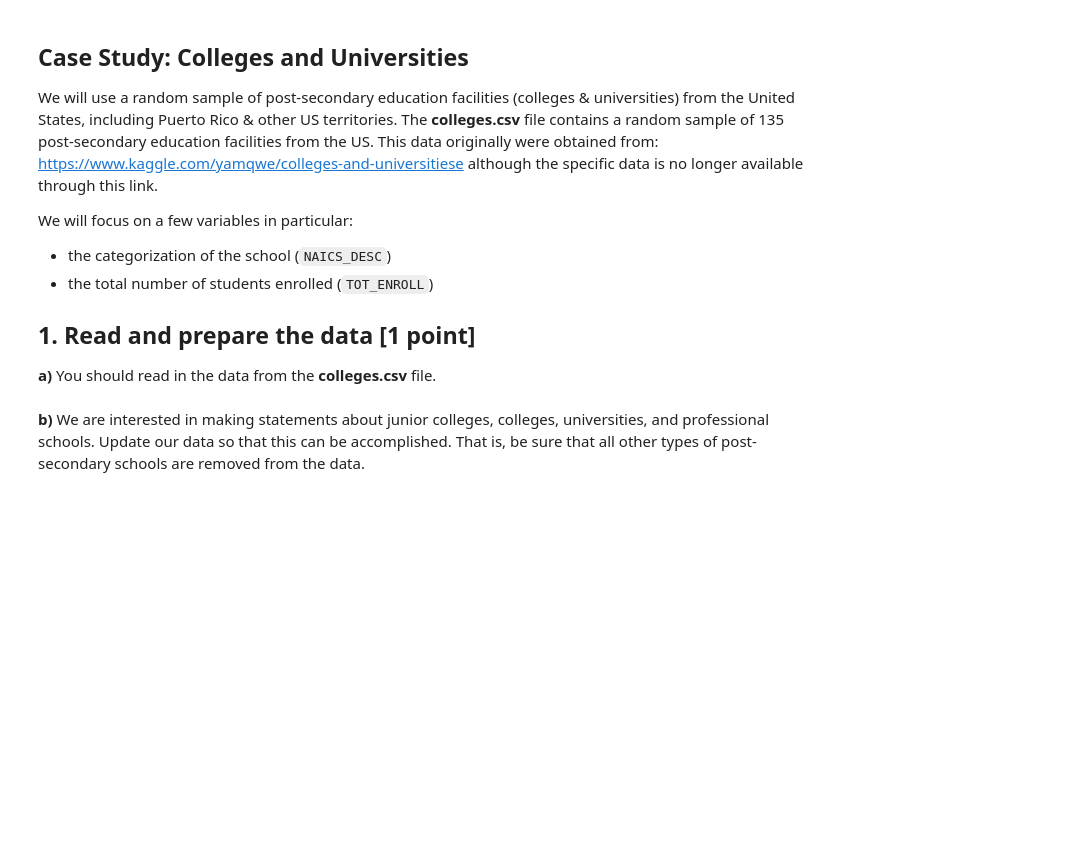
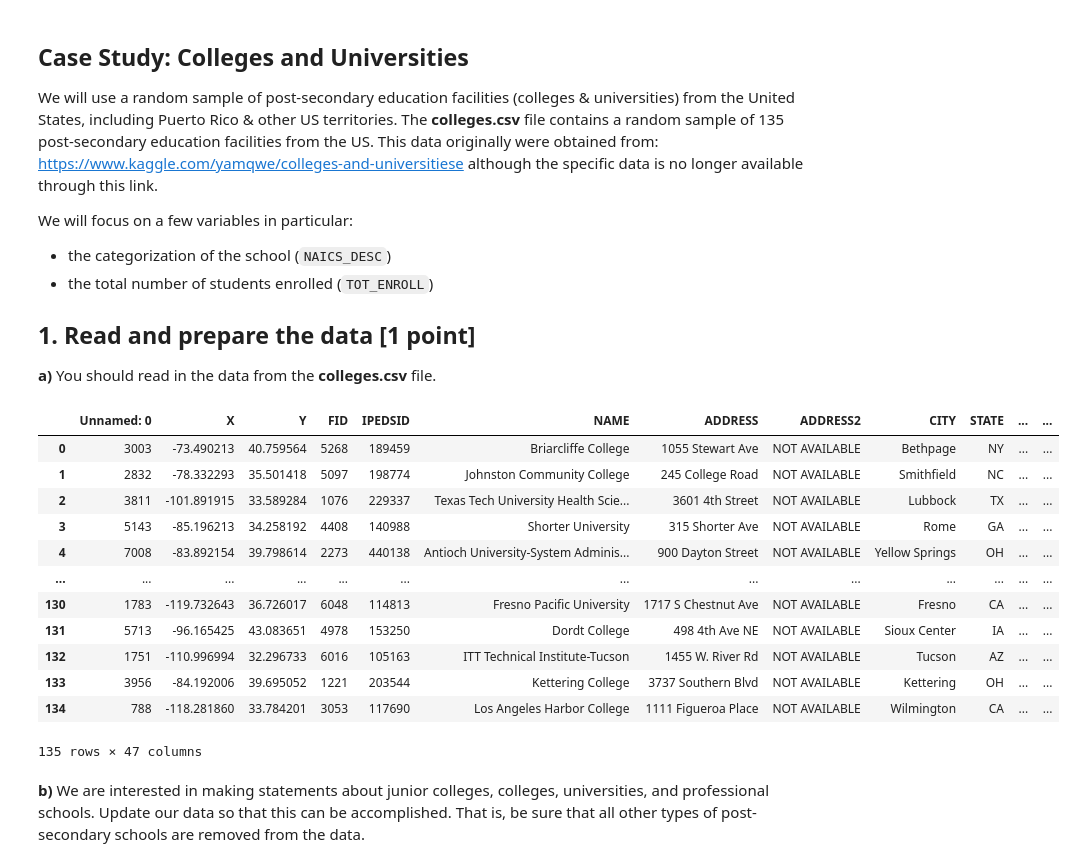
Before and after one commit to soobinj2/stat207, a Jupyter notebook: homework_05/homework_05.ipynb, the cells around one changed output. Saved outputs shown, nothing was run; the diff lists cells and outputs as text; code cells hidden in the pictures; blank space fills up the shorter version.

```diff
--- a/homework_05/homework_05.ipynb
+++ b/homework_05/homework_05.ipynb
@@ -31,6 +31,23 @@ We will focus on a few variables in particular:
 ## 1. Read and prepare the data [1 point]
 
 **a)** You should read in the data from the **colleges.csv** file.
+# %%
+df = pd.read_csv("colleges.csv")
+df
+# %% [output]
+|  | Unnamed: 0 | X | Y | FID | IPEDSID | NAME | ADDRESS | ADDRESS2 | CITY | STATE | ... | ... |
+| 0 | 3003 | -73.490213 | 40.759564 | 5268 | 189459 | Briarcliffe College | 1055 Stewart Ave | NOT AVAILABLE | Bethpage | NY | ... | ... |
+| 1 | 2832 | -78.332293 | 35.501418 | 5097 | 198774 | Johnston Community College | 245 College Road | NOT AVAILABLE | Smithfield | NC | ... | ... |
+| 2 | 3811 | -101.891915 | 33.589284 | 1076 | 229337 | Texas Tech University Health Scie... | 3601 4th Street | NOT AVAILABLE | Lubbock | TX | ... | ... |
+| 3 | 5143 | -85.196213 | 34.258192 | 4408 | 140988 | Shorter University | 315 Shorter Ave | NOT AVAILABLE | Rome | GA | ... | ... |
+| 4 | 7008 | -83.892154 | 39.798614 | 2273 | 440138 | Antioch University-System Adminis... | 900 Dayton Street | NOT AVAILABLE | Yellow Springs | OH | ... | ... |
+| ... | ... | ... | ... | ... | ... | ... | ... | ... | ... | ... | ... | ... |
+| 130 | 1783 | -119.732643 | 36.726017 | 6048 | 114813 | Fresno Pacific University | 1717 S Chestnut Ave | NOT AVAILABLE | Fresno | CA | ... | ... |
+| 131 | 5713 | -96.165425 | 43.083651 | 4978 | 153250 | Dordt College | 498 4th Ave NE | NOT AVAILABLE | Sioux Center | IA | ... | ... |
+| 132 | 1751 | -110.996994 | 32.296733 | 6016 | 105163 | ITT Technical Institute-Tucson | 1455 W. River Rd | NOT AVAILABLE | Tucson | AZ | ... | ... |
+| 133 | 3956 | -84.192006 | 39.695052 | 1221 | 203544 | Kettering College | 3737 Southern Blvd | NOT AVAILABLE | Kettering | OH | ... | ... |
+| 134 | 788 | -118.281860 | 33.784201 | 3053 | 117690 | Los Angeles Harbor College | 1111 Figueroa Place | NOT AVAILABLE | Wilmington | CA | ... | ... |
+135 rows × 47 columns
 # %% [markdown]
 **b)** We are interested in making statements about junior colleges, colleges, universities, and professional schools.  Update our data so that this can be accomplished.  That is, be sure that all other types of post-secondary schools are removed from the data.
 # %% [markdown]
```
Also changed, not shown: 3 other files.
